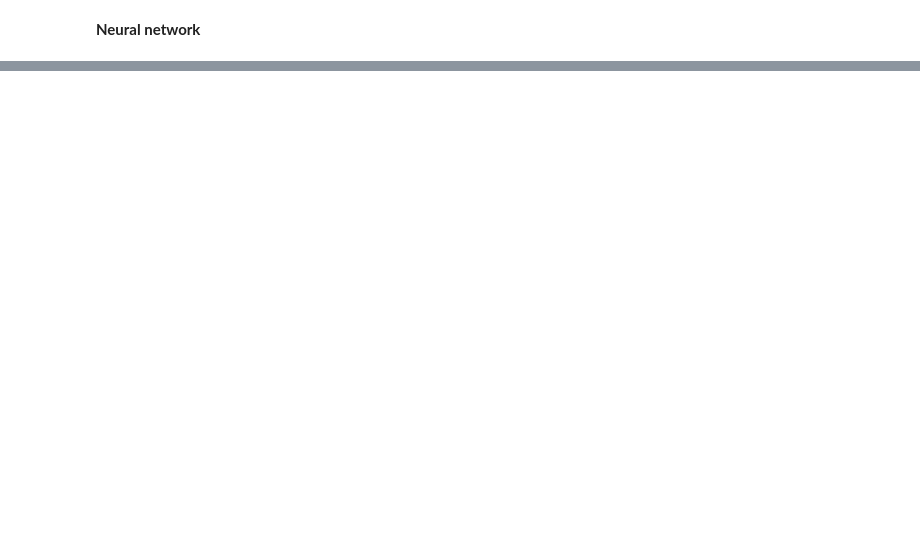
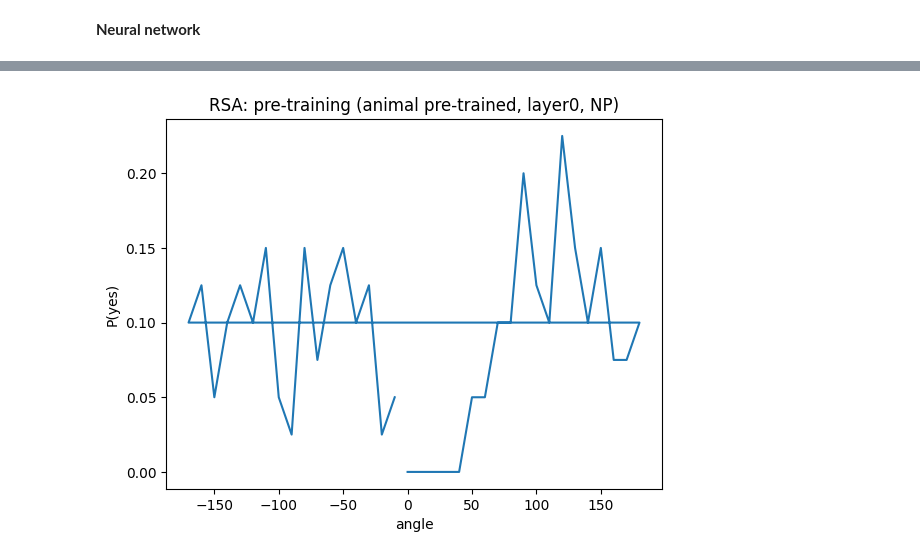
Before and after one commit to AnaBelenCarbajal/Thesis, a Jupyter notebook: Baseline_catLearningTask.ipynb, the cells around one changed output, grey strips where cells are left out. Saved outputs shown, nothing was run; the diff lists cells and outputs as text; code cells hidden in the pictures; blank space fills up the shorter version.

```diff
--- a/Baseline_catLearningTask.ipynb
+++ b/Baseline_catLearningTask.ipynb
@@ -681,0 +346,3 @@ plt.show()
+# %%
+len_dataset = 1000
+data = data_dict
@@ -681,0 +385,20 @@ plt.show()
+# %%
+weights_layer0_NP = load_weights(Animal_weights_layer0_NP)
+# %%
+def create_dataset(angles, accuracies):
+  data = {'angle': angles,
+        'accuracy': accuracies}
+  data_df = pd.DataFrame(data)
+  return data_df
+
+def plot_curve(x, y, title_plot, x_label = 'angle', y_label = 'P(yes)'):
+  xpoints = np.array(x)
+  ypoints = np.array(y)
+
+  plt.plot(xpoints, ypoints)
+  plt.title(title_plot)
+
+  plt.xlabel(x_label)
+  plt.ylabel(y_label)
+
+  plt.show()
@@ -681,0 +437,23 @@ plt.show()
+# %%
+# RS-A
+reference_shape = reference_shapeA
+model = layer0NP_RSA
+
+accuracies = []
+for test_shape in test_shapes:
+  test_epoch_fun = osculari.paradigms.forced_choice.test_dataset(model,
+                                                                db_fun(test_shape),
+                                                                device="cuda")
+  accuracy = test_epoch_fun['accuracy'][-1]
+  accuracies.append(accuracy)
+# %%
+# plot
+RSA_testing = create_dataset(test_shapes, accuracies)
+RSA_testing['angle180'] = angles_plot
+# save as csv
+PATH = dic_baseline + 'baseline/' + 'Tex_RSA_layer0_NP.csv'
+RSA_testing.to_csv(PATH, index=False)
+
+plot_curve(RSA_testing['angle180'], RSA_testing['accuracy'], "RSA: pre-training (animal pre-trained, layer0, NP)")
+# %% [output]
+[figure, added]
```
Also changed, not shown: parts of 49 cells of this notebook.
